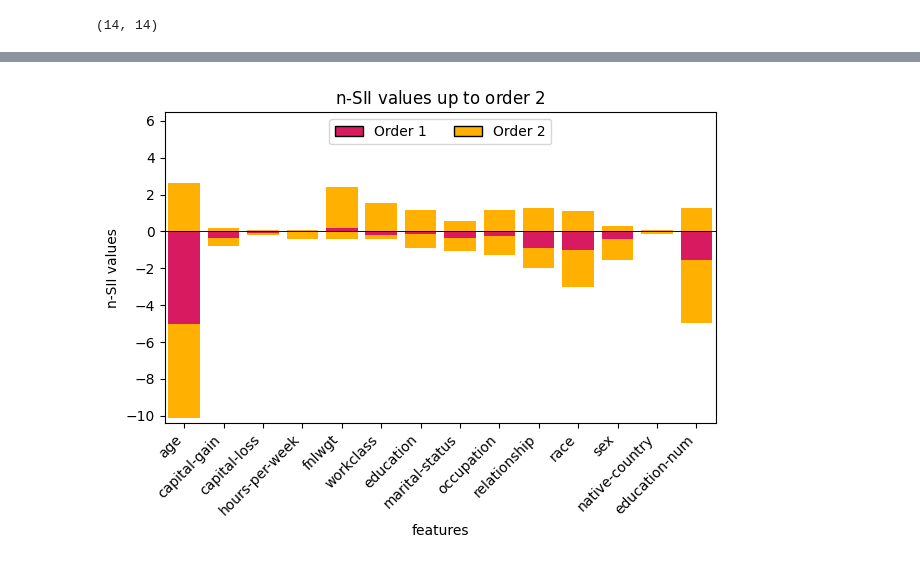
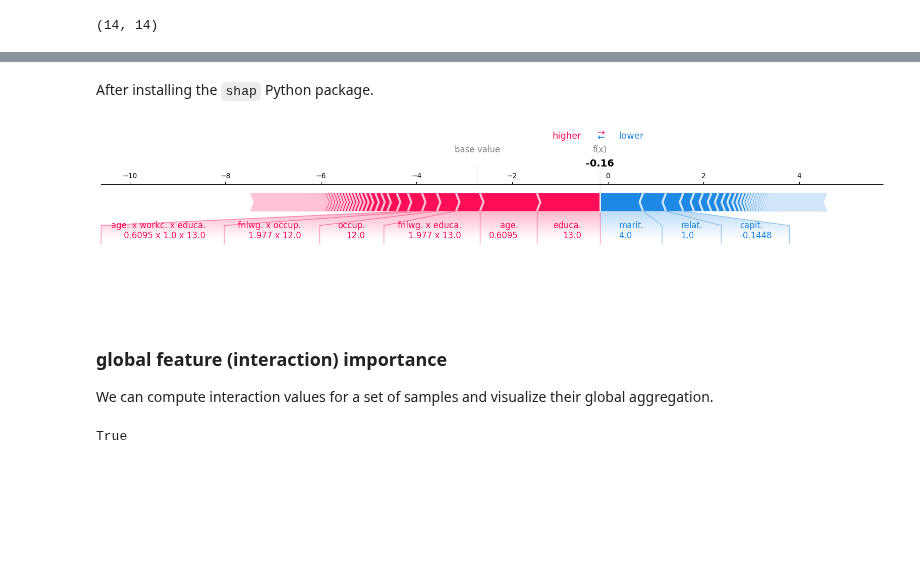
Before and after one commit to FabianK-Dev/shapiq, a Jupyter notebook: docs/source/notebooks/treeshapiq_lightgbm.ipynb, the cells around one changed output, grey strips where cells are left out. Saved outputs shown, nothing was run; the diff lists cells and outputs as text; code cells hidden in the pictures; blank space fills up the shorter version.

```diff
--- a/docs/source/notebooks/treeshapiq_lightgbm.ipynb
+++ b/docs/source/notebooks/treeshapiq_lightgbm.ipynb
@@ -138,15 +142,14 @@ _ = shapiq.stacked_bar_plot(
-# %%
-_ = shapiq.stacked_bar_plot(
-    n_shapley_values_pos={
-        1: np.array([0 if x < 0 else x for x in interaction_values.get_n_order_values(1)]),
-        2: interaction_values.get_n_order_values(2).clip(min=0).sum(axis=0),
-    },
-    n_shapley_values_neg={
-        1: np.array([0 if x > 0 else x for x in interaction_values.get_n_order_values(1)]),
-        2: interaction_values.get_n_order_values(2).clip(max=0).sum(axis=0),
-    },
-    feature_names=X.columns,
-    n_sii_max_order=2,
-)
-# %% [output]
-[figure, removed]
+# %% [markdown]
+After installing the `shap` Python package.
+# %%
+interaction_values.plot_force(
+    feature_names=X.columns,
+    feature_values=x,
+    contribution_threshold=0.03
+)
+# %% [output]
+[figure, added]
+# %% [markdown]
+### global feature (interaction) importance
+
+We can compute interaction values for a set of samples and visualize their global aggregation.
@@ -152,0 +158,4 @@ _ = shapiq.stacked_bar_plot(
+# %%
+len(list_of_interaction_values) == 128
+# %% [output]
+True
```
Also changed, not shown: parts of 9 cells of this notebook, 6 other files.
